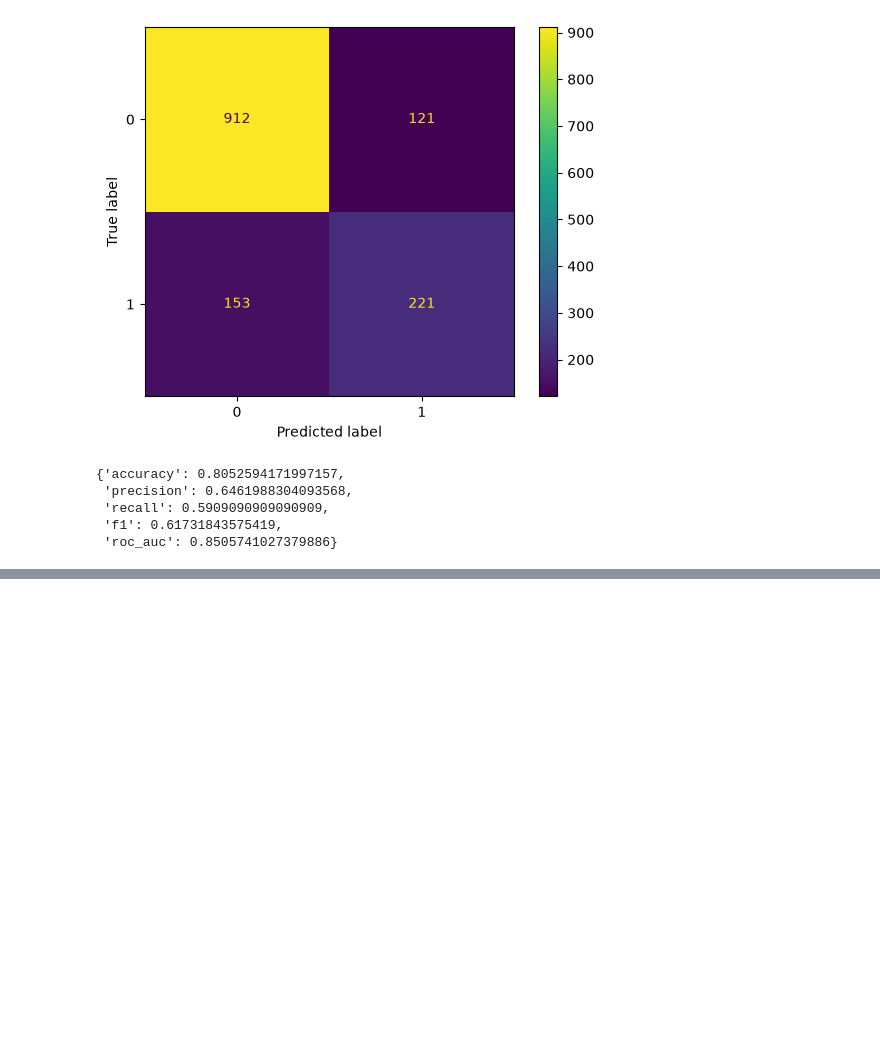
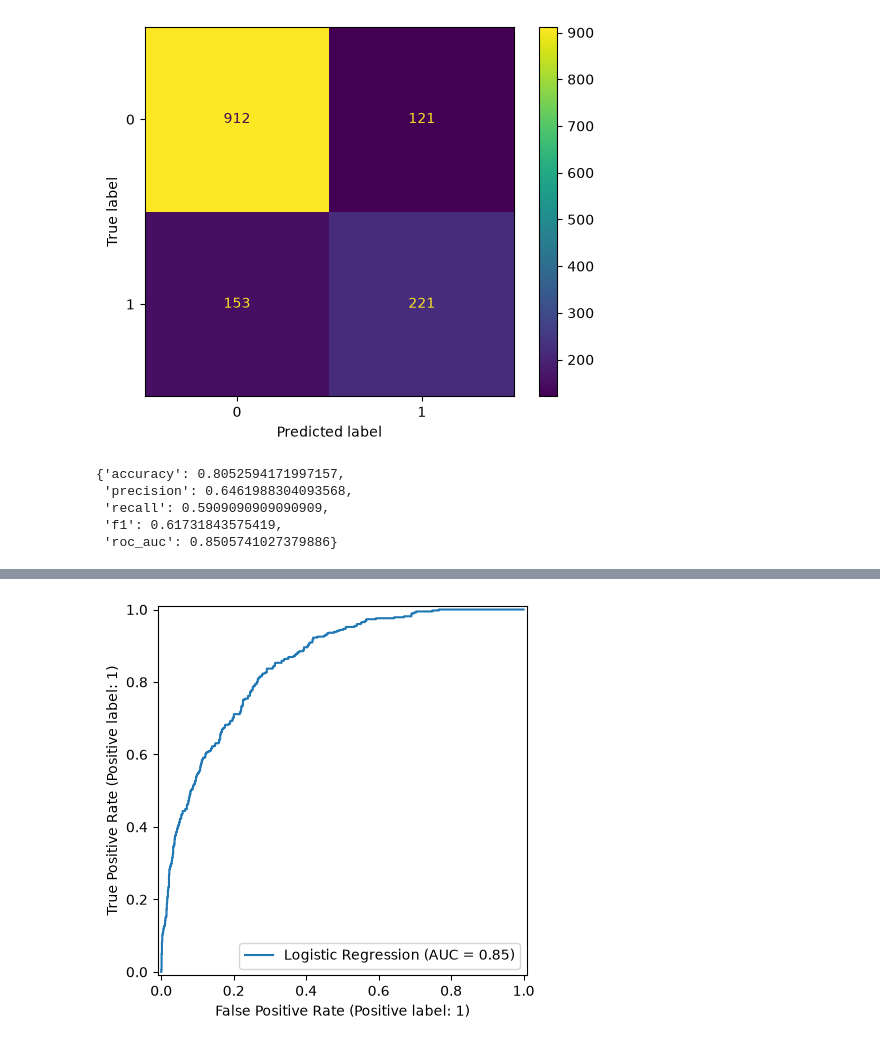
Before and after one commit to YuriGodoy/Telco_Customer_Churn, a Jupyter notebook: notebooks/modelagem.ipynb, the cells around one changed output, grey strips where cells are left out. Saved outputs shown, nothing was run; the diff lists cells and outputs as text; code cells hidden in the pictures; blank space fills up the shorter version.

```diff
--- a/notebooks/modelagem.ipynb
+++ b/notebooks/modelagem.ipynb
@@ -205,0 +280,8 @@ metrics_log
+# %%
+RocCurveDisplay.from_predictions(
+    y_test,
+    y_prob_log,
+    name='Logistic Regression')
+plt.show()
+# %% [output]
+[figure, added]
```
Also changed, not shown: parts of 12 cells of this notebook.
